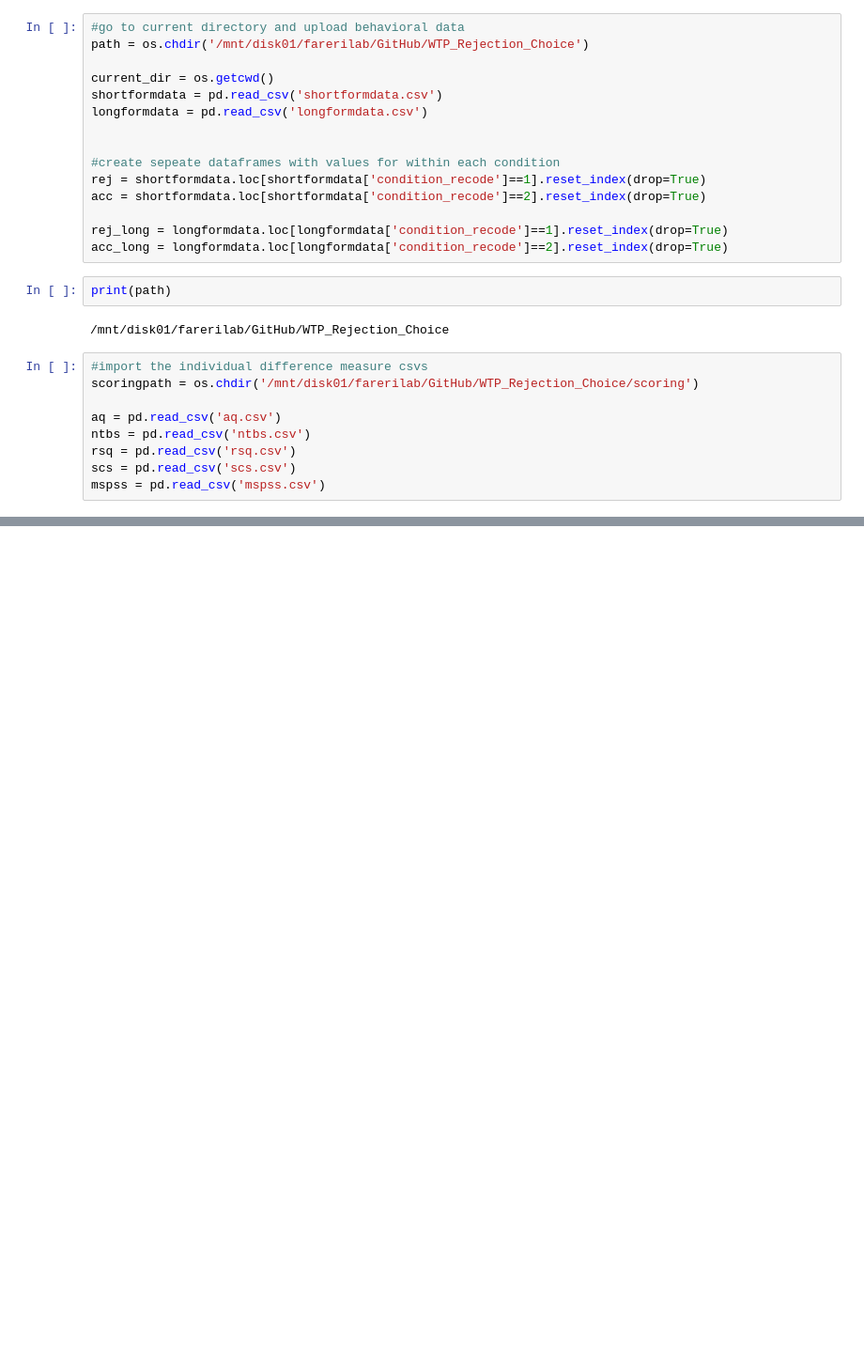
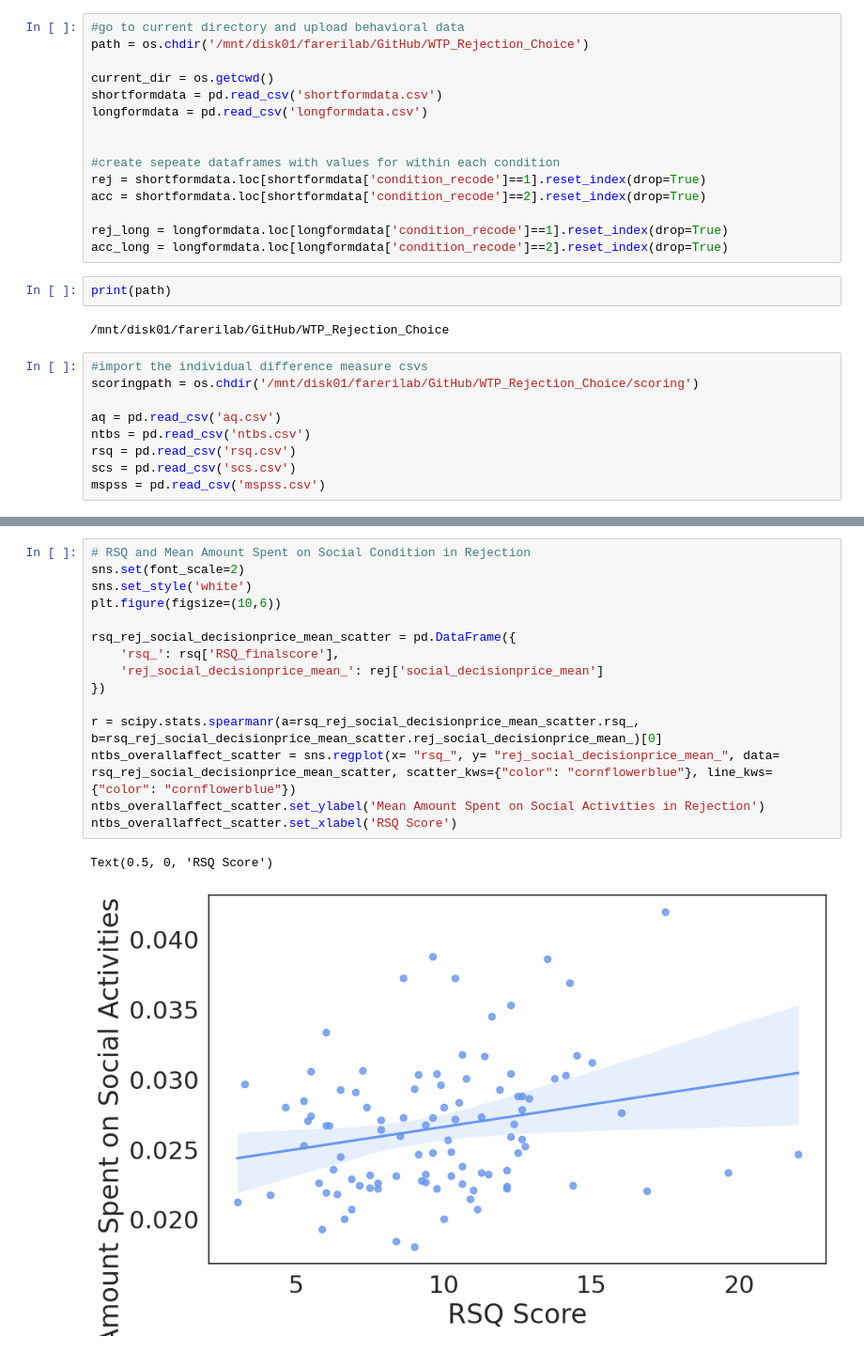
Before and after one commit to fareri-lab/WTP_Rejection_Choice_Pub, a Jupyter notebook: correlations_JD.ipynb, the cells around one changed output, grey strips where cells are left out. Shown at 94% size. Cells and saved outputs as stored; diff of their text form; blank space fills up the shorter version.

```diff
--- a/correlations_JD.ipynb
+++ b/correlations_JD.ipynb
@@ -762,0 +791,18 @@ ntbs_overallaffect_scatter.set_xlabel('NTBS Score')
+# %%
+# RSQ and Mean Amount Spent on Social Condition in Rejection
+sns.set(font_scale=2)
+sns.set_style('white')
+plt.figure(figsize=(10,6))
+
+rsq_rej_social_decisionprice_mean_scatter = pd.DataFrame({
+    'rsq_': rsq['RSQ_finalscore'],
+    'rej_social_decisionprice_mean_': rej['social_decisionprice_mean']
+})
+
+r = scipy.stats.spearmanr(a=rsq_rej_social_decisionprice_mean_scatter.rsq_, b=rsq_rej_social_decisionprice_mean_scatter.rej_social_decisionprice_mean_)[0]
+ntbs_overallaffect_scatter = sns.regplot(x= "rsq_", y= "rej_social_decisionprice_mean_", data= rsq_rej_social_decisionprice_mean_scatter, scatter_kws={"color": "cornflowerblue"}, line_kws={"color": "cornflowerblue"})
+ntbs_overallaffect_scatter.set_ylabel('Mean Amount Spent on Social Activities in Rejection')
+ntbs_overallaffect_scatter.set_xlabel('RSQ Score')
+# %% [output]
+Text(0.5, 0, 'RSQ Score')
+[figure, added]
```
Also changed, not shown: parts of 19 cells of this notebook.
